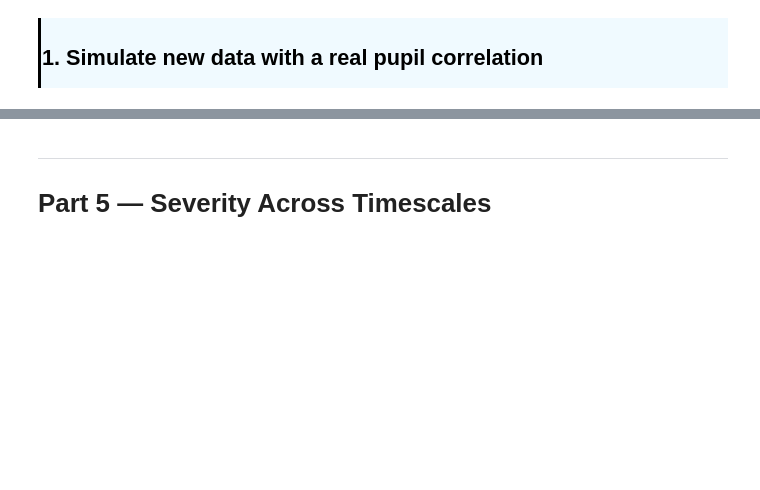
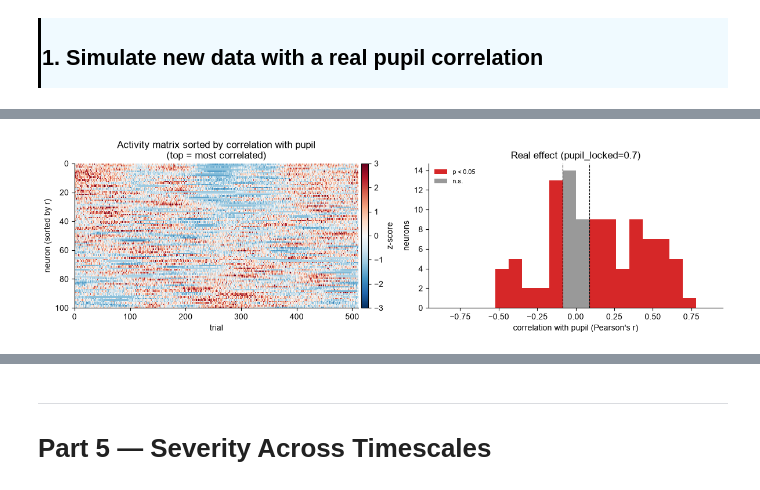
Before and after one commit to AllenSWDB/SWDB_2026_Good_Analysis, a Jupyter notebook: code/GoodAnalysis-Workshop2_solutions.ipynb, the cells around one changed output, grey strips where cells are left out. Drawn from its saved outputs; the diff is of its cells as text; code cells hidden in the pictures; blank space fills up the shorter version.

```diff
--- a/code/GoodAnalysis-Workshop2_solutions.ipynb
+++ b/code/GoodAnalysis-Workshop2_solutions.ipynb
@@ -1508,0 +1621,22 @@ def pupil_tests(fr_x, rng, n_null=200):
+# %%
+# 1. Simulate with a real pupil effect
+N_REAL = 20   # number of neurons with a genuine pupil signal
+
+fr_real = simulate(np.random.default_rng(101),
+                   pupil_locked=0.7,      # FILL IN (0.7)
+                   n_pupil=N_REAL)        # FILL IN (N_REAL)
+
+
+
+# compute per-neuron correlations with the pupil
+r_real = corr_rows(fr_real, pupil)         # FILL IN (fr_real)
+
+
+# z-score the firing rate matrix for visualization later
+frz_real = ((fr_real - fr_real.mean(axis=1, keepdims=True))
+             / fr_real.std(axis=1, keepdims=True))
+
+n_sig_real = np.sum(np.abs(r_real) > r_crit)
+print(f'Significant neurons (parametric): {n_sig_real} / {N_NEURONS}')
+print(f'  True positives: {np.sum(np.abs(r_real[:N_REAL]) > r_crit)} / {N_REAL}')
+print(f'  False positives: {np.sum(np.abs(r_real[N_REAL:]) > r_crit)} / {N_NEURONS-N_REAL}')
@@ -1508,0 +1664,20 @@ def pupil_tests(fr_x, rng, n_null=200):
+# %%
+# 2. Visualize the activity matrix sorted by correlation and the correlation histogram
+order_real = np.argsort(r_real)[::-1]   # FILL IN (r_real)
+
+
+# plot the z-scored activity matrix sorted by correlation
+fig, axes = plt.subplots(1, 2, figsize=(12, 3.6))
+show_matrix(axes[0], frz_real[order_real], 'RdBu_r', -3, 3,             # FILL IN (order_real)
+            'Activity matrix sorted by correlation with pupil\n(top = most correlated)',
+            'z-score', ylabel='neuron (sorted by r)')
+axes[0].set_xlabel('trial')
+
+
+# plot the histogram of correlation coefficients with the pupil
+hist_by_significance(axes[1], r_real,   # FILL IN (r_real)
+                     f'Real effect (pupil_locked=0.7)', R_BINS, r_crit)
+plt.tight_layout()
+plt.show()
+# %% [output]
+[figure, added]
```
Also changed, not shown: parts of 37 cells of this notebook.
